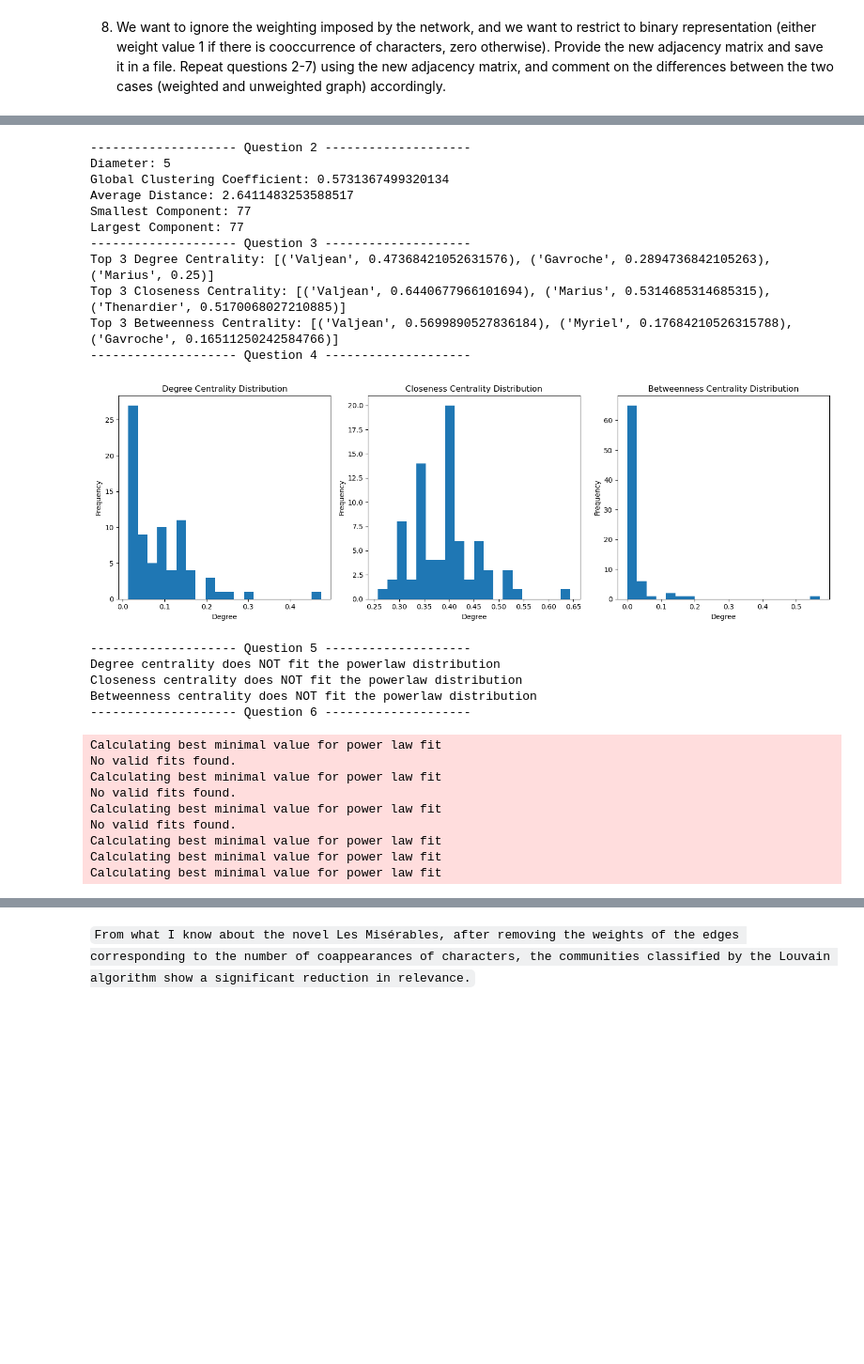
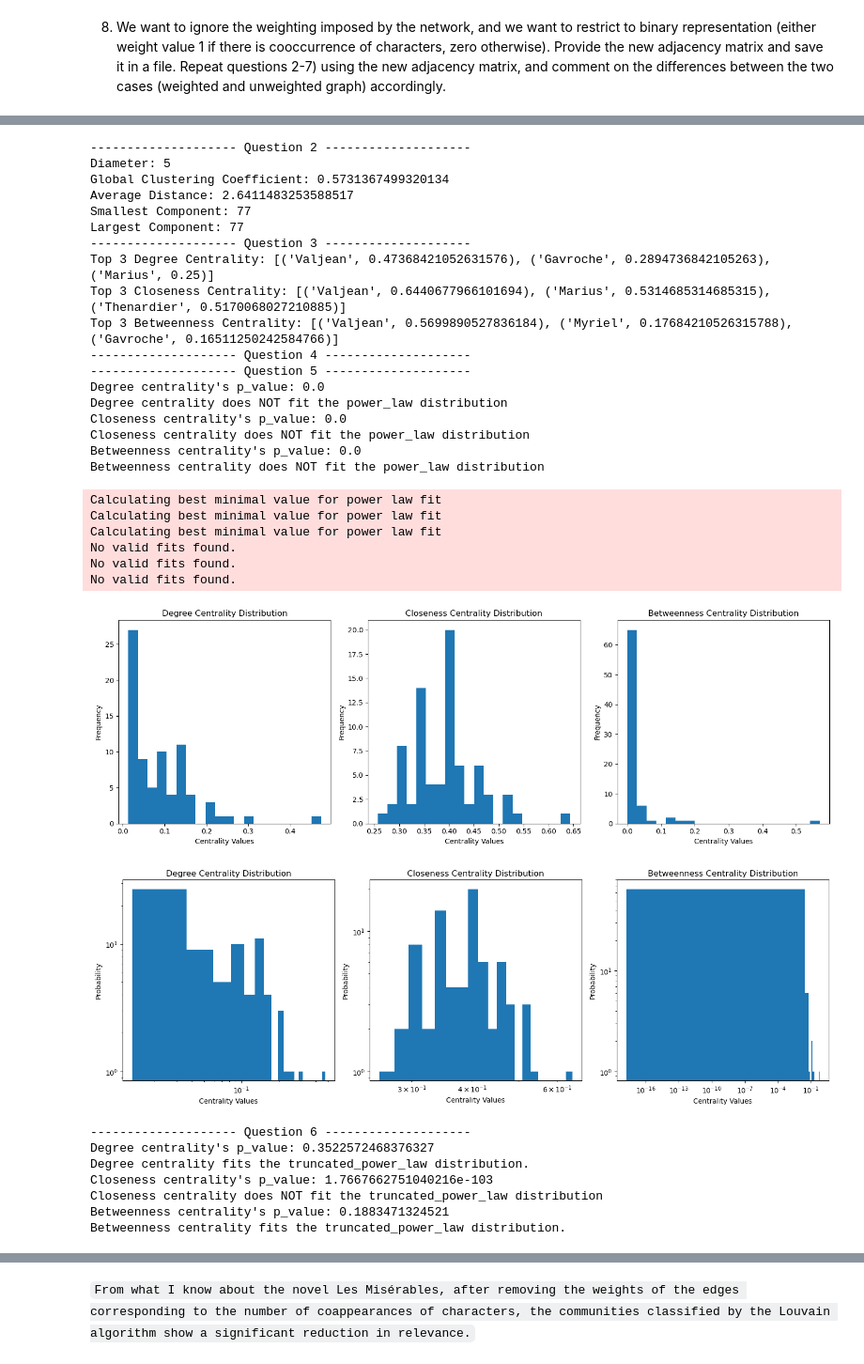
Before and after one commit to BuiDuong2673/SNAProject2, a Jupyter notebook: Project2_ver2.ipynb, the cells around one changed output, grey strips where cells are left out. Shown at 94% size. Drawn from its saved outputs; the diff is of its cells as text; code cells hidden in the pictures; blank space fills up the shorter version.

```diff
--- a/Project2_ver2.ipynb
+++ b/Project2_ver2.ipynb
@@ -259,9 +307,17 @@ def louvain_community(graph):
             node_groups[group + 1] = []
         node_groups[group + 1].append(node)
     node_groups = dict(sorted(node_groups.items()))
+    max_community = max(partition.values())
+    communities = [[] for _ in range(max_community + 1)]
+    for node, a_community in partition.items():
+        communities[a_community].append(node)
     print(f"Communities {node_groups}")
-    return node_groups
-louvain_communities = louvain_community(lesmis_graph)
+    return node_groups, communities
+louvain_communities, evaluated_communities = louvain_community(lesmis_graph)
 group_visualization(lesmis_graph, louvain_communities, "Les Miserable Community Detected by Louvain algorithm", "Community")
+louvain_modularity = community.modularity(lesmis_graph, evaluated_communities)
+print(f"Louvain modularity: {louvain_modularity}")
+_, louvain_performance = community.partition_quality(lesmis_graph, evaluated_communities)
+print(f"Louvain performance: {louvain_performance}")
 # %% [output]
 Communities {1: ['Myriel', 'Napoleon', 'MlleBaptistine', 'MmeMagloire', 'CountessDeLo', 'Geborand', 'Champtercier', 'Cravatte', 'Count', 'OldMan'], 2: ['Jondrette', 'MmeBurgon', 'Gavroche', 'Mabeuf',  ...
@@ -295,6 +353,7 @@ adjacency_matrix(binary_lesmis_graph, "binary_adjacency_matrix.txt")
 print("-------------------- Question 1 --------------------")
 degree_groups2 = classify_nodes(binary_lesmis_graph)
 group_visualization(binary_lesmis_graph, degree_groups2, "Binary Les Miserable Character Network", "Degree")
+
 # Question 2
 print("-------------------- Question 2 --------------------")
 _, _ = calculate_metrics(binary_lesmis_graph)
@@ -308,24 +367,27 @@ degree_list2, closeness_list2, betweenness_list2 = list_centrality(degree_centra
 centrality_histogram(degree_list2, closeness_list2, betweenness_list2)
 # Question 5
 print("-------------------- Question 5 --------------------")
-binary_degree_p1 = fit_powerlaw(degree_list2)
-binary_closeness_p1 = fit_powerlaw(closeness_list2)
-binary_betweenness_p1 = fit_powerlaw(betweenness_list2)
-quantify_powerlaw(binary_degree_p1, "Degree centrality", "powerlaw")
-quantify_powerlaw(binary_closeness_p1, "Closeness centrality", "powerlaw")
-quantify_powerlaw(binary_betweenness_p1, "Betweenness centrality", "powerlaw")
+fit_degree2 = fit_powerlaw(degree_list2)
+fit_closeness2 = fit_powerlaw(closeness_list2)
+fit_betweenness2 = fit_powerlaw(betweenness_list2)
+quantify_powerlaw(fit_degree2, "Degree centrality", "power_law", "lognormal_positive")
+quantify_powerlaw(fit_closeness2, "Closeness centrality", "power_law", "lognormal_positive")
+quantify_powerlaw(fit_betweenness2, "Betweenness centrality", "power_law", "lognormal_positive")
+centrality_powerlaw_plot(degree_list2, closeness_list2, betweenness_list2, fit_degree2, fit_closeness2, fit_betweenness2)
 # Question 6
 print("-------------------- Question 6 --------------------")
-binary_degree_p2 = fit_exp_truncated_powerlaw(degree_list2)
-binary_closeness_p2 = fit_exp_truncated_powerlaw(closeness_list2)
-binary_betweenness_p2 = fit_exp_truncated_powerlaw(betweenness_list2)
-quantify_powerlaw(binary_degree_p2, "Degree centrality", "exponentially truncated powerlaw")
-quantify_powerlaw(binary_closeness_p2, "Closeness centrality", "exponentially truncated powerlaw")
-quantify_powerlaw(binary_betweenness_p2, "Betweenness centrality", "exponentially truncated powerlaw")
+quantify_powerlaw(fit_degree, "Degree centrality", "truncated_power_law", "exponential")
+quantify_powerlaw(fit_closeness, "Closeness centrality", "truncated_power_law", "exponential")
+quantify_powerlaw(fit_betweenness, "Betweenness centrality", "truncated_power_law", "exponential")
+centrality_truncated_powerlaw_plot(degree_list, closeness_list, betweenness_list, fit_degree, fit_closeness, fit_betweenness)
 # Question 7
 print("-------------------- Question 7 --------------------")
-louvain_communities2 = louvain_community(binary_lesmis_graph)
+louvain_communities2, evaluated_communities2 = louvain_community(binary_lesmis_graph)
 group_visualization(binary_lesmis_graph, louvain_communities2, "Binarized Les Miserable Community Detected by Louvain algorithm", "Community")
+louvain_modularity2 = community.modularity(binary_lesmis_graph, evaluated_communities2)
+print(f"Louvain modularity: {louvain_modularity2}")
+_, louvain_performance2 = community.partition_quality(lesmis_graph, evaluated_communities2)
+print(f"Louvain performance: {louvain_performance2}")
 # %% [output]
 Adjacency matrix is saved to binary_adjacency_matrix.txt
 -------------------- Question 1 --------------------
@@ -333,26 +395,33 @@ Adjacency matrix is saved to binary_adjacency_matrix.txt
 -------------------- Question 2 --------------------
 Diameter: 5
 Global Clustering Coefficient: 0.5731367499320134
 Average Distance: 2.6411483253588517
 Smallest Component: 77
 Largest Component: 77
 -------------------- Question 3 --------------------
 Top 3 Degree Centrality: [('Valjean', 0.47368421052631576), ('Gavroche', 0.2894736842105263), ('Marius', 0.25)]
 Top 3 Closeness Centrality: [('Valjean', 0.6440677966101694), ('Marius', 0.5314685314685315), ('Thenardier', 0.5170068027210885)]
 Top 3 Betweenness Centrality: [('Valjean', 0.5699890527836184), ('Myriel', 0.17684210526315788), ('Gavroche', 0.16511250242584766)]
 -------------------- Question 4 --------------------
+-------------------- Question 5 --------------------
+Degree centrality's p_value: 0.0
+Degree centrality does NOT fit the power_law distribution
+Closeness centrality's p_value: 0.0
+Closeness centrality does NOT fit the power_law distribution
+Betweenness centrality's p_value: 0.0
+Betweenness centrality does NOT fit the power_law distribution
+Calculating best minimal value for power law fit
+Calculating best minimal value for power law fit
+Calculating best minimal value for power law fit
+No valid fits found.
+No valid fits found.
+No valid fits found.
-[figure, old version]
+[figure, new version]
--------------------- Question 5 --------------------
-Degree centrality does NOT fit the powerlaw distribution
-Closeness centrality does NOT fit the powerlaw distribution
-Betweenness centrality does NOT fit the powerlaw distribution
--------------------- Question 6 --------------------
+[figure, new version]
-Calculating best minimal value for power law fit
-No valid fits found.
-Calculating best minimal value for power law fit
-No valid fits found.
-Calculating best minimal value for power law fit
-No valid fits found.
-Calculating best minimal value for power law fit
-Calculating best minimal value for power law fit
-Calculating best minimal value for power law fit
+-------------------- Question 6 --------------------
+Degree centrality's p_value: 0.3522572468376327
+Degree centrality fits the truncated_power_law distribution.
+Closeness centrality's p_value: 1.7667662751040216e-103
+Closeness centrality does NOT fit the truncated_power_law distribution
+Betweenness centrality's p_value: 0.1883471324521
+Betweenness centrality fits the truncated_power_law distribution.
```
Also changed, not shown: parts of 9 cells of this notebook.
